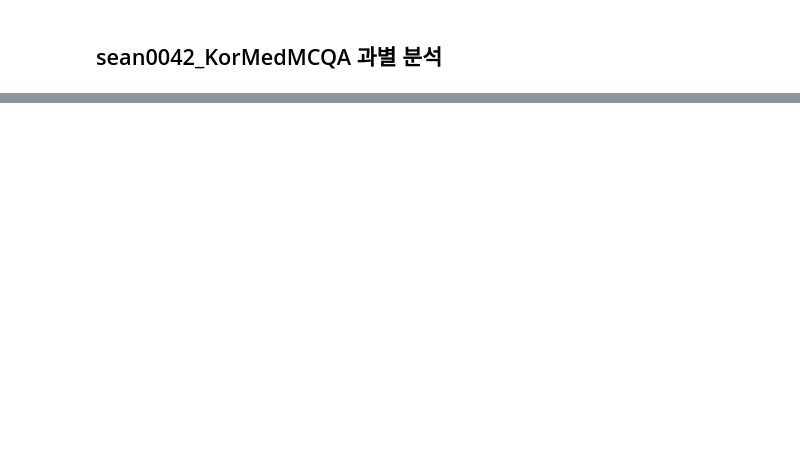
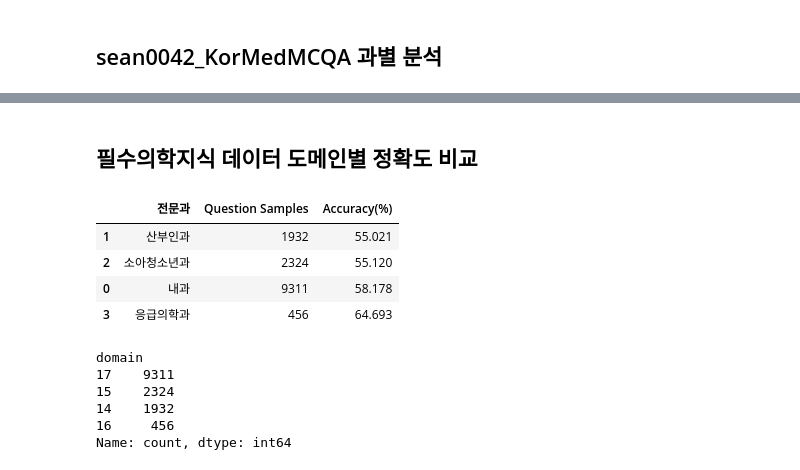
Before and after one commit to dablro12/Kor_Med_QA_LLM, a Jupyter notebook: notebook/result_test.ipynb, the cells around one changed output, grey strips where cells are left out. Drawn from its saved outputs; the diff is of its cells as text; code cells hidden in the pictures; blank space fills up the shorter version.

```diff
--- a/notebook/result_test.ipynb
+++ b/notebook/result_test.ipynb
@@ -537,0 +600,54 @@ The `errwidth` parameter is deprecated. And will be removed in v0.15.0. Pass `er
+# %% [markdown]
+## 필수의학지식 데이터 도메인별 정확도 비교
+# %%
+import pandas as pd
+import json
+from IPython.display import display
+
+# 데이터 불러오기
+# result_df = pd.read_parquet("/workspace/kor_med_opendataset/results/aihub_필수의료_의학지식_데이터_benchmark/객관식/Qwen_Qwen3-8B/Qwen_Qwen3-8B_detailed.parquet")
+result_df = pd.read_parquet("/workspace/kor_med_opendataset/results/aihub_필수의료_의학지식_데이터_benchmark/객관식/K-intelligence_Midm-2_0-Mini-Instruct/K-intelligence_Midm-2.0-Mini-Instruct_detailed.parquet")
+domain_dict = json.load(open("/workspace/kor_med_opendataset/aihub_필수의료_의학지식_데이터/domain_type.json"))
+
+# domain_dict의 value, 즉 '코드'에서 '이름'으로 역매핑 사전 만들기
+domain_reverse_dict = {v: k for k, v in domain_dict.items()}
+
+# domain 컬럼을 domain name으로 변환
+result_df["domain_name"] = result_df["domain"].map(domain_reverse_dict)
+
+# domain_name별로 정확도(accuracy) 및 질문 개수(count) 계산
+domain_accuracy = (
+    result_df.groupby("domain_name")
+    .agg(
+        question_samples = ("question_id", "count"),
+        accuracy_perc = ("gt_answer", lambda x: (result_df.loc[x.index, "gt_answer"] == result_df.loc[x.index, "pred_answer"]).mean() * 100),
+    )
+    .reset_index()
+)
+
+# 열 이름 및 순서 변경: 전문과, Question Samples, Accuracy(%)
+domain_accuracy = domain_accuracy.rename(columns={
+    "domain_name": "전문과",
+    "question_samples": "Question Samples",
+    "accuracy_perc": "Accuracy(%)"
+})[["전문과", "Question Samples", "Accuracy(%)"]]
+
+# 정확도 내림차순 정렬
+domain_accuracy = domain_accuracy.sort_values("Accuracy(%)", ascending=False)
+
+display(domain_accuracy.sort_values("Accuracy(%)", ascending=True).round(3))
+# %% [output]
+|  | 전문과 | Question Samples | Accuracy(%) |
+| 1 | 산부인과 | 1932 | 55.021 |
+| 2 | 소아청소년과 | 2324 | 55.120 |
+| 0 | 내과 | 9311 | 58.178 |
+| 3 | 응급의학과 | 456 | 64.693 |
+# %%
+result_df['domain'].value_counts()
+# %% [output]
+domain
+17    9311
+15    2324
+14    1932
+16     456
+Name: count, dtype: int64
```
Also changed, not shown: parts of 11 cells of this notebook, 3 other files.
